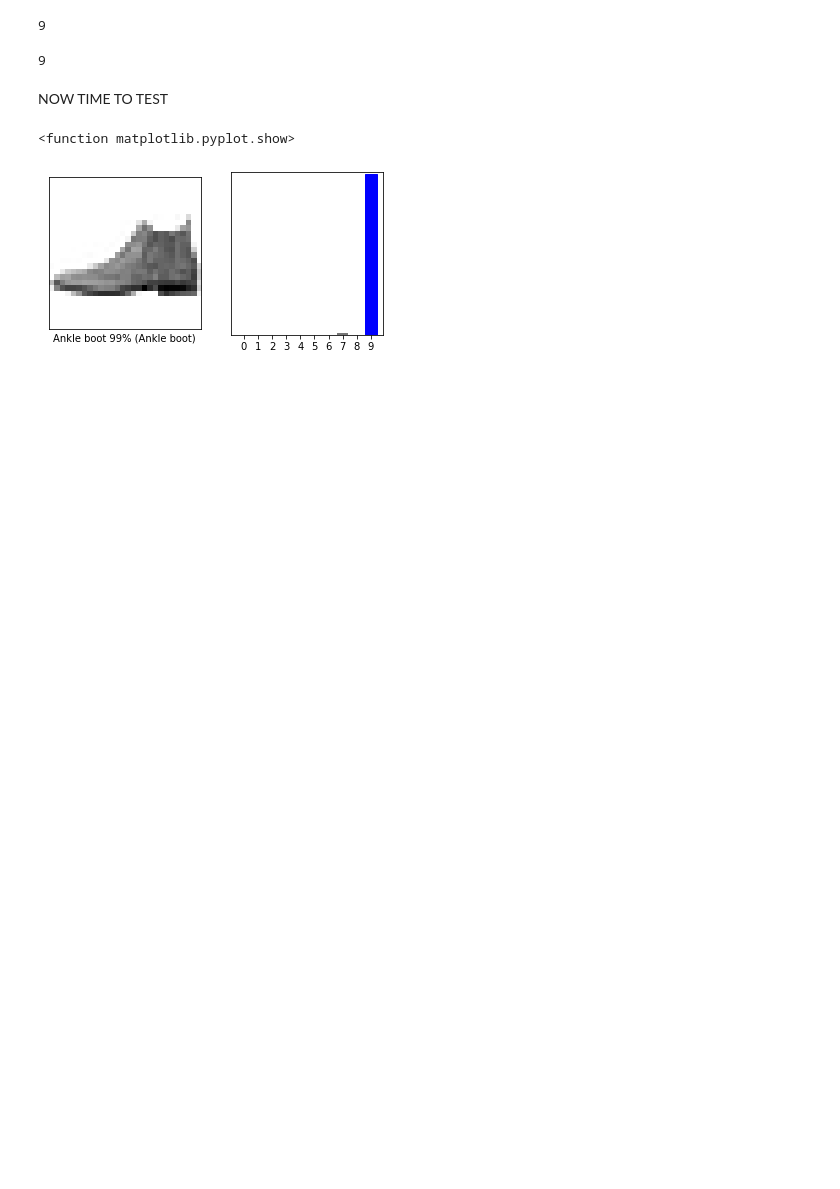
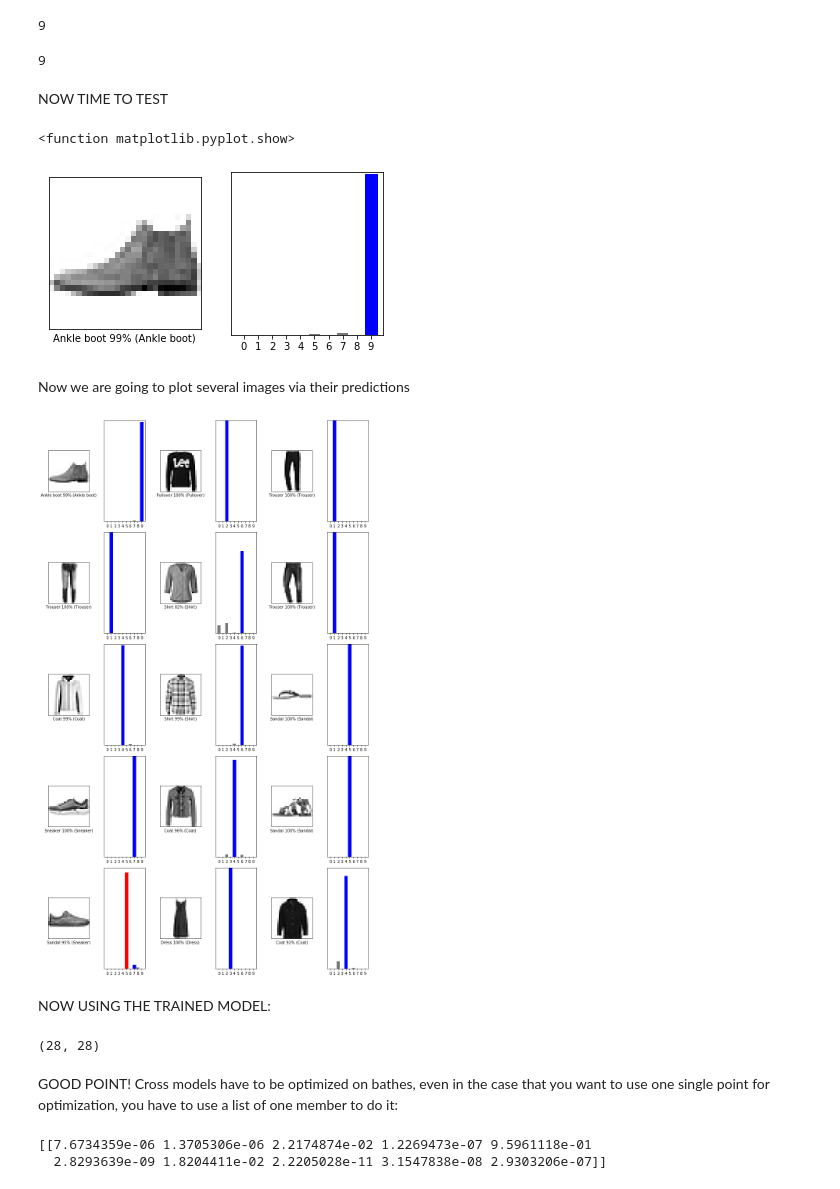
Before and after one commit to aryanasadianuoit/Cloth-Detection, a Jupyter notebook: Cloth_Detection.ipynb, the cells around one changed output. Cells and saved outputs as stored; diff of their text form; code cells hidden in the pictures; blank space fills up the shorter version.

```diff
--- a/Cloth_Detection.ipynb
+++ b/Cloth_Detection.ipynb
@@ -223,3 +227,28 @@ plt.show
 # %% [output]
 <function matplotlib.pyplot.show>
 [figure]
+# %% [markdown]
+Now we are going to plot several images via their predictions
+# %%
+num_rows = 5
+num_columns = 3
+num_images = num_rows * num_columns
+plt.figure(figsize=(2*2*num_columns,2*2*num_rows))
+for i in range(num_images):
+  plt.subplot(num_rows,2*num_columns,2*i+1)
+  plot_image(i, predictions[i], test_labels, test_images)
+  plt.subplot(num_rows,2*num_columns,2*i+2)
+  plot_value_array(i,predictions[i],true_label= test_labels)
+plt.tight_layout()
+plt.show()
+# %% [output]
+[figure, added]
+# %% [markdown]
+NOW USING THE TRAINED MODEL:
+# %%
+img = test_images[10]
+print(img.shape)
+# %% [output]
+(28, 28)
+# %% [markdown]
+GOOD POINT! Cross models have to be optimized on bathes, even in the case that you want to use one single point for optimization, you have to use a list of one member to do it:
@@ -225,0 +257,6 @@ plt.show
+# %%
+prediction_single = model.predict(img)
+print(prediction_single)
+# %% [output]
+[[7.6734359e-06 1.3705306e-06 2.2174874e-02 1.2269473e-07 9.5961118e-01
+  2.8293639e-09 1.8204411e-02 2.2205028e-11 3.1547838e-08 2.9303206e-07]]
```
Also changed, not shown: parts of 12 cells of this notebook.
